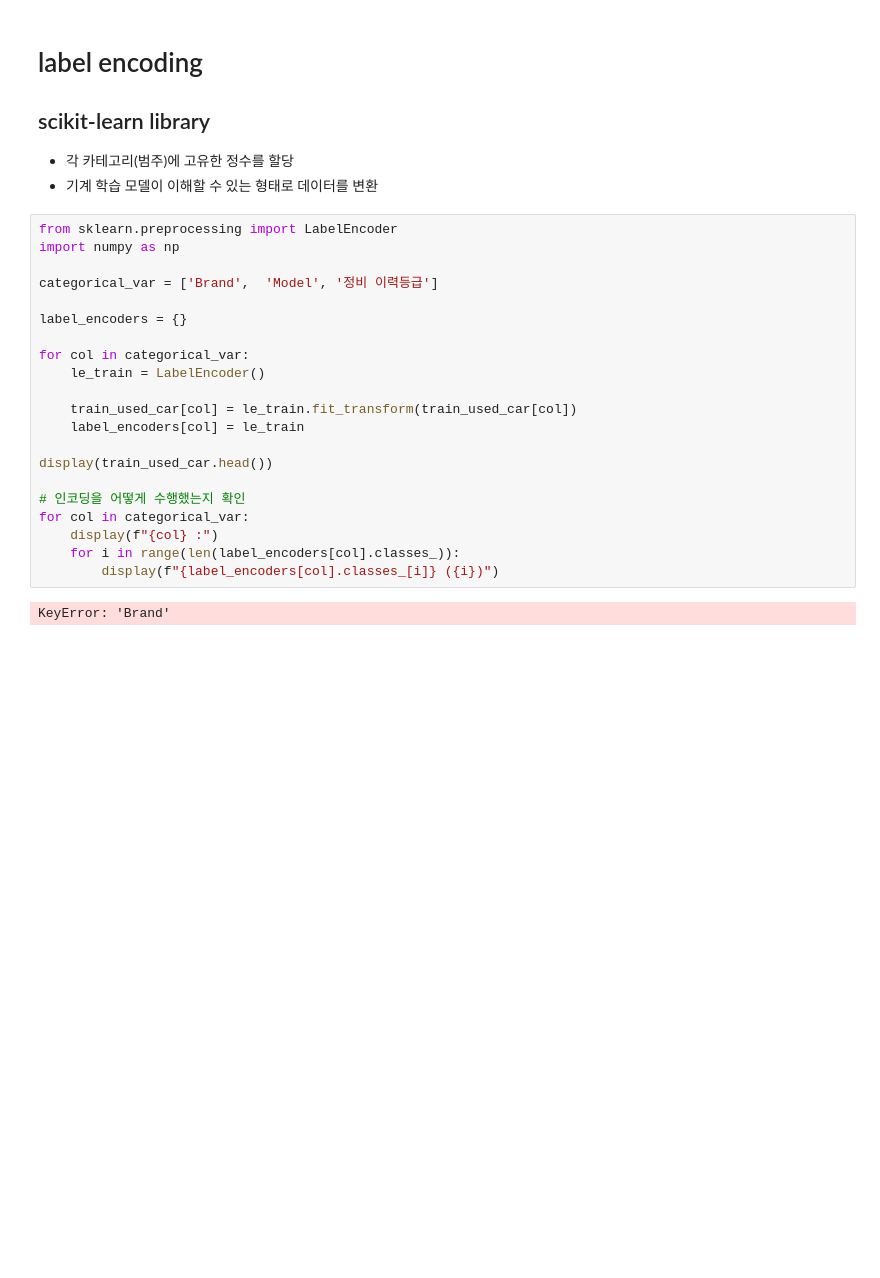
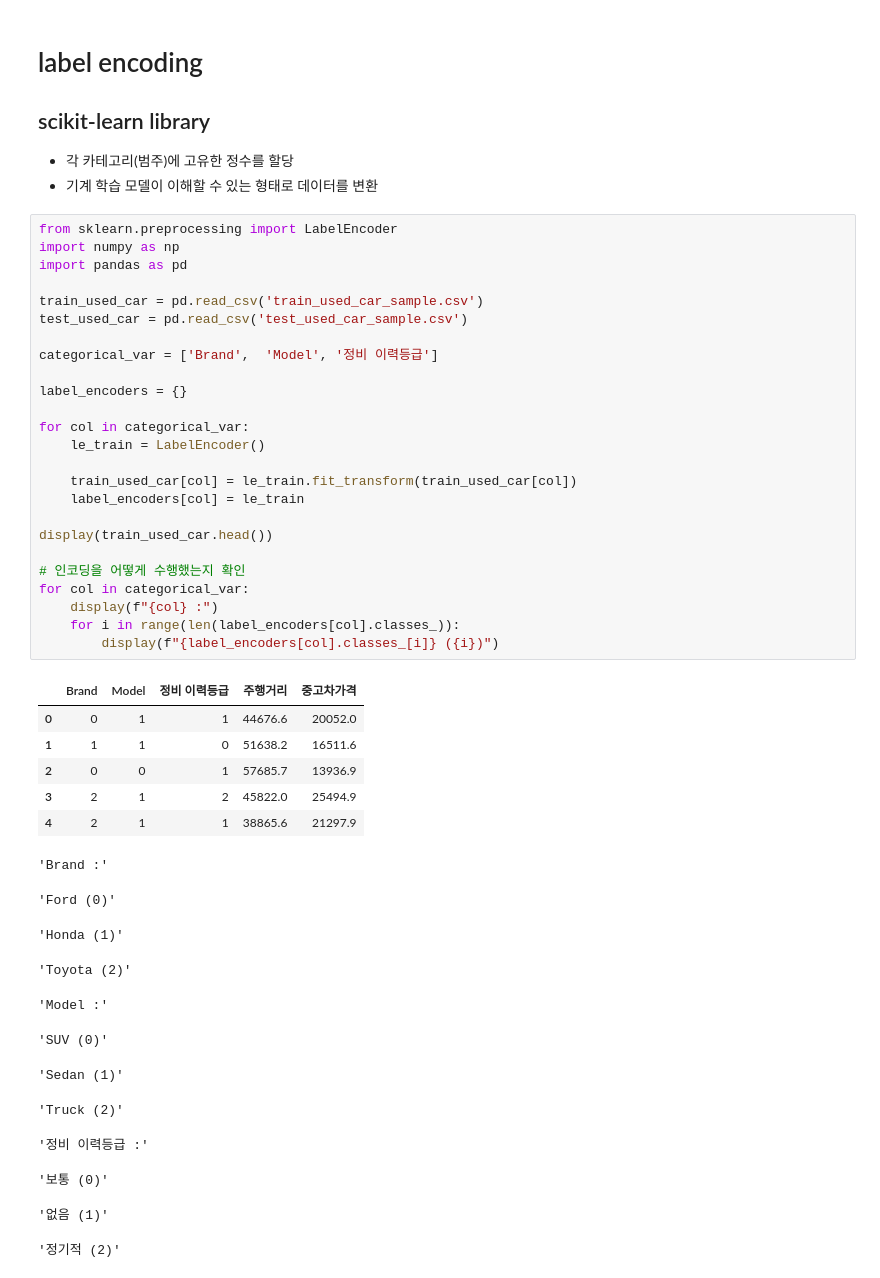
Before and after one commit to hundong2/machine_learning, a Jupyter notebook: MachineLearningExample/dacon_1/categorical2.ipynb, the cells around one changed output. Saved outputs shown, nothing was run; the diff lists cells and outputs as text; blank space fills up the shorter version.

```diff
--- a/MachineLearningExample/dacon_1/categorical2.ipynb
+++ b/MachineLearningExample/dacon_1/categorical2.ipynb
@@ -95,26 +160,47 @@ import pandas as pd
 # %%
 from sklearn.preprocessing import LabelEncoder
 import numpy as np
+import pandas as pd
+
+train_used_car = pd.read_csv('train_used_car_sample.csv')
+test_used_car = pd.read_csv('test_used_car_sample.csv')
 
 categorical_var = ['Brand',  'Model', '정비 이력등급']
 
 label_encoders = {}
 
 for col in categorical_var:
     le_train = LabelEncoder()
 
     train_used_car[col] = le_train.fit_transform(train_used_car[col])
     label_encoders[col] = le_train
 
 display(train_used_car.head())
 
 # 인코딩을 어떻게 수행했는지 확인
 for col in categorical_var:
     display(f"{col} :")
     for i in range(len(label_encoders[col].classes_)):
         display(f"{label_encoders[col].classes_[i]} ({i})")
 # %% [output]
+|  | Brand | Model | 정비 이력등급 | 주행거리 | 중고차가격 |
+| 0 | 0 | 1 | 1 | 44676.6 | 20052.0 |
+| 1 | 1 | 1 | 0 | 51638.2 | 16511.6 |
+| 2 | 0 | 0 | 1 | 57685.7 | 13936.9 |
+| 3 | 2 | 1 | 2 | 45822.0 | 25494.9 |
+| 4 | 2 | 1 | 1 | 38865.6 | 21297.9 |
-KeyError: 'Brand'
+'Brand :'
+'Ford (0)'
+'Honda (1)'
+'Toyota (2)'
+'Model :'
+'SUV (0)'
+'Sedan (1)'
+'Truck (2)'
+'정비 이력등급 :'
+'보통 (0)'
+'없음 (1)'
+'정기적 (2)'
 # %%
 # 예제 used car 데이터프레임 생성 (train/test)
 import pandas as pd
```
Also changed, not shown: parts of 10 cells of this notebook, 1 other file.
